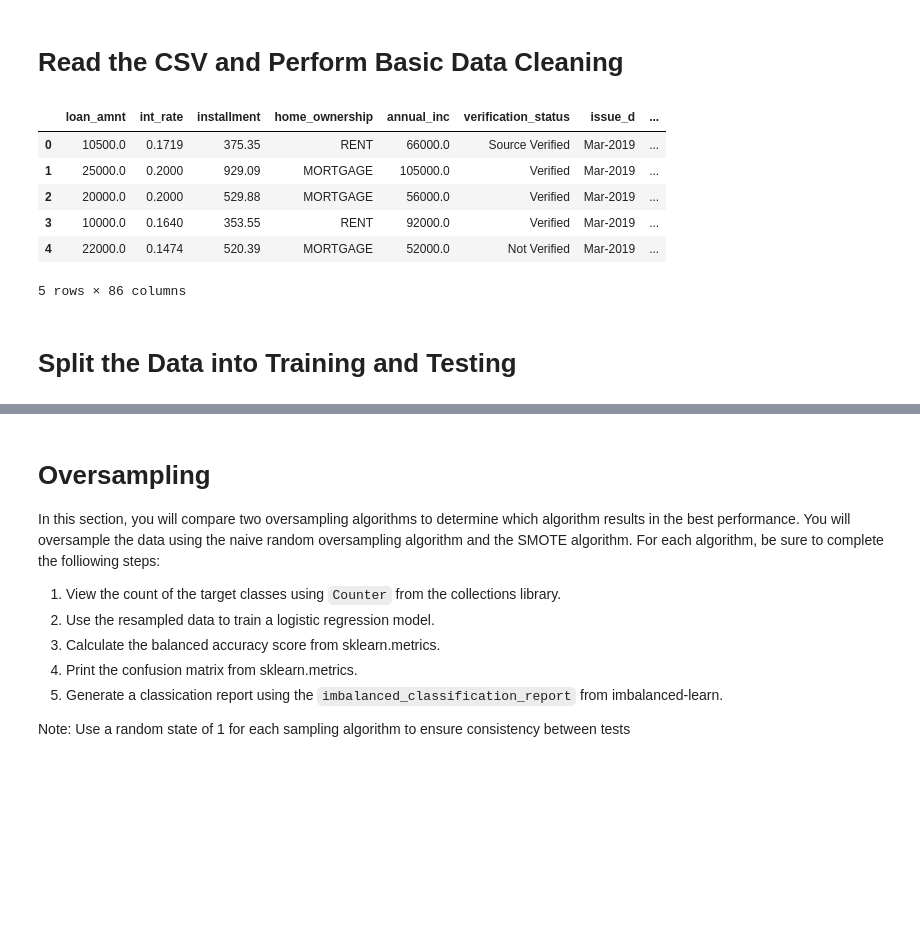
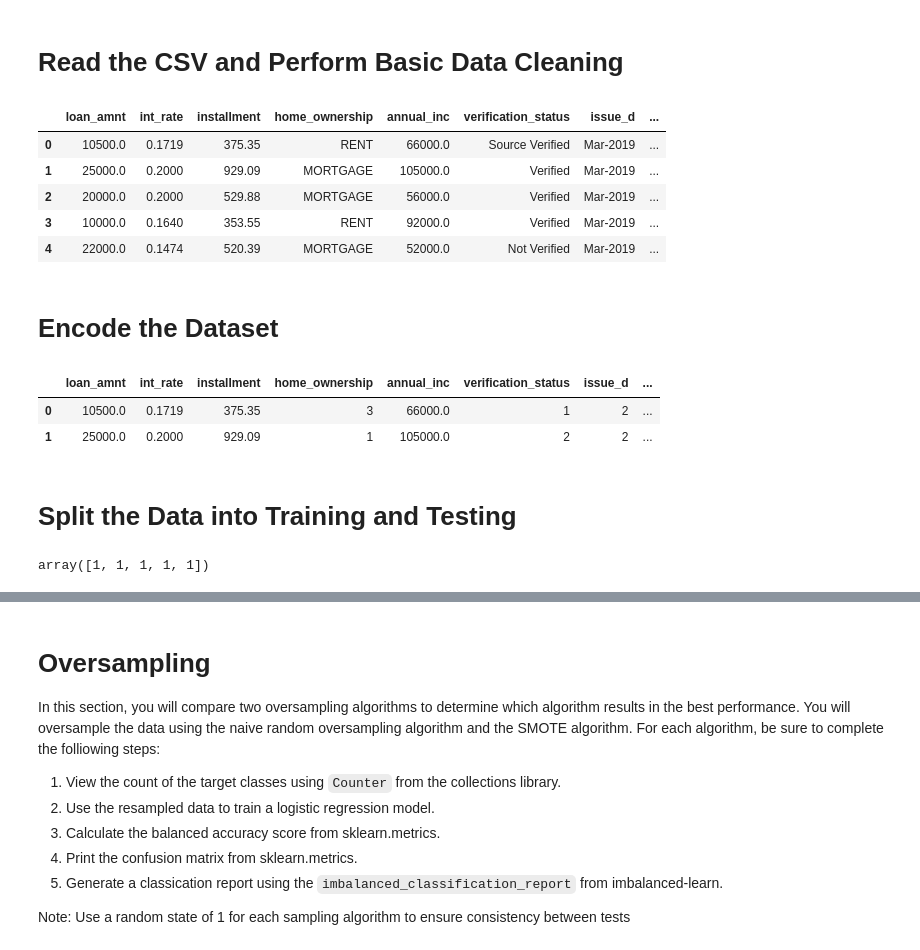
Before and after one commit to Ryan-Andrade/Credit_Risk_Analysis, a Jupyter notebook: credit_risk_resampling.ipynb, the cells around one changed output, grey strips where cells are left out. Saved outputs shown, nothing was run; the diff lists cells and outputs as text; code cells hidden in the pictures; blank space fills up the shorter version.

```diff
--- a/credit_risk_resampling.ipynb
+++ b/credit_risk_resampling.ipynb
@@ -67,6 +67,9 @@ df = df.replace(x)
 
 df.reset_index(inplace=True, drop=True)
 
+# Display all columns
+pd.options.display.max_columns = None
+pd.options.display.max_rows = None
 df.head()
 # %% [output]
 |  | loan_amnt | int_rate | installment | home_ownership | annual_inc | verification_status | issue_d | ... |
@@ -75,16 +78,40 @@ df.head()
 | 2 | 20000.0 | 0.2000 | 529.88 | MORTGAGE | 56000.0 | Verified | Mar-2019 | ... |
 | 3 | 10000.0 | 0.1640 | 353.55 | RENT | 92000.0 | Verified | Mar-2019 | ... |
 | 4 | 22000.0 | 0.1474 | 520.39 | MORTGAGE | 52000.0 | Not Verified | Mar-2019 | ... |
-5 rows × 86 columns
+# %% [markdown]
+# Encode the Dataset
+# %%
+from sklearn.preprocessing import LabelEncoder
+le = LabelEncoder()
+df['loan_status'] = le.fit_transform(df['loan_status'])
+df2 = df.copy()
+df2 = df2.drop('loan_status', axis=1)
+df2['home_ownership'] = le.fit_transform(df2['home_ownership'])
+df2['verification_status'] = le.fit_transform(df2['verification_status'])
+df2['issue_d'] = le.fit_transform(df2['issue_d'])
+df2['pymnt_plan'] = le.fit_transform(df2['pymnt_plan'])
+df2['hardship_flag'] = le.fit_transform(df2['hardship_flag'])
+df2['debt_settlement_flag'] = le.fit_transform(df2['debt_settlement_flag'])
+df2['initial_list_status'] = le.fit_transform(df2['initial_list_status'])
+df2['next_pymnt_d'] = le.fit_transform(df2['next_pymnt_d'])
+df2['application_type'] = le.fit_transform(df2['application_type'])
+df2.head(2)
+# %% [output]
+|  | loan_amnt | int_rate | installment | home_ownership | annual_inc | verification_status | issue_d | ... |
+| 0 | 10500.0 | 0.1719 | 375.35 | 3 | 66000.0 | 1 | 2 | ... |
+| 1 | 25000.0 | 0.2000 | 929.09 | 1 | 105000.0 | 2 | 2 | ... |
 # %% [markdown]
 # Split the Data into Training and Testing
 # %%
 # Create our features
-X = df.drop(['loan_status'], axis=1)
+X = df2.copy()
 
 
 # Create our target
-y = df['loan_status']
+y = df['loan_status'].values
+y[:5]
+# %% [output]
+array([1, 1, 1, 1, 1])
 # %%
 X.describe()
 # %% [output]
```
Also changed, not shown: parts of 30 cells of this notebook, 1 other file.
